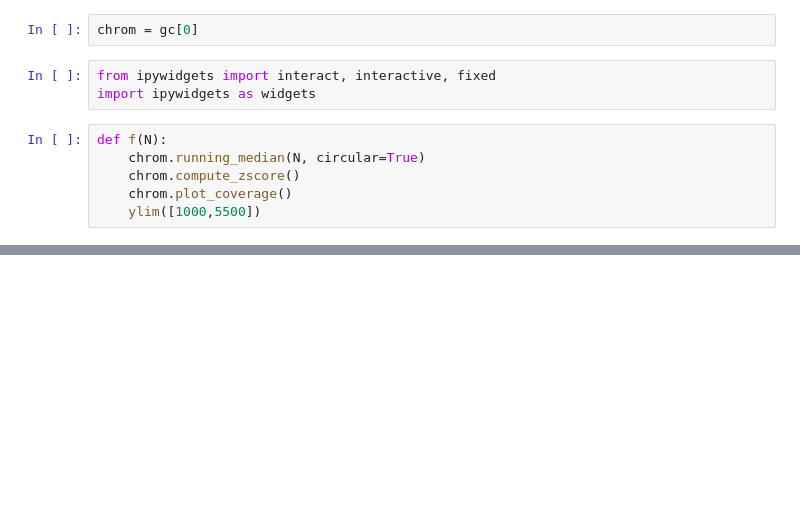
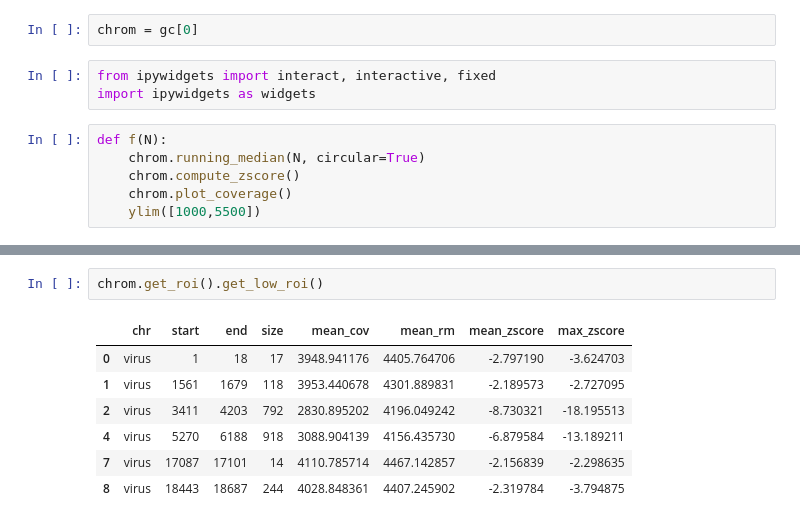
Before and after one commit to vladsaveliev/sequana, a Jupyter notebook: notebooks/coverage.ipynb, the cells around one changed output, grey strips where cells are left out. Cells and saved outputs as stored; diff of their text form; blank space fills up the shorter version.

```diff
--- a/notebooks/coverage.ipynb
+++ b/notebooks/coverage.ipynb
@@ -26,0 +34,10 @@ interact(f, N=widgets.IntSlider(min=501,max=16001, step=200))
+# %%
+chrom.get_roi().get_low_roi()
+# %% [output]
+|  | chr | start | end | size | mean_cov | mean_rm | mean_zscore | max_zscore |
+| 0 | virus | 1 | 18 | 17 | 3948.941176 | 4405.764706 | -2.797190 | -3.624703 |
+| 1 | virus | 1561 | 1679 | 118 | 3953.440678 | 4301.889831 | -2.189573 | -2.727095 |
+| 2 | virus | 3411 | 4203 | 792 | 2830.895202 | 4196.049242 | -8.730321 | -18.195513 |
+| 4 | virus | 5270 | 6188 | 918 | 3088.904139 | 4156.435730 | -6.879584 | -13.189211 |
+| 7 | virus | 17087 | 17101 | 14 | 4110.785714 | 4467.142857 | -2.156839 | -2.298635 |
+| 8 | virus | 18443 | 18687 | 244 | 4028.848361 | 4407.245902 | -2.319784 | -3.794875 |
```
Also changed, not shown: parts of 8 cells of this notebook.
